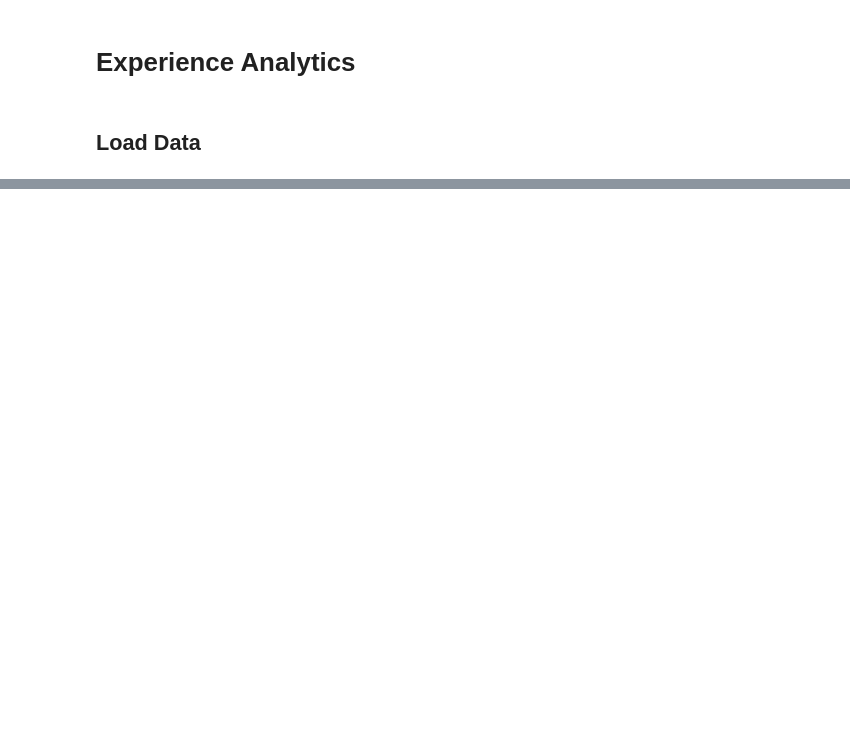
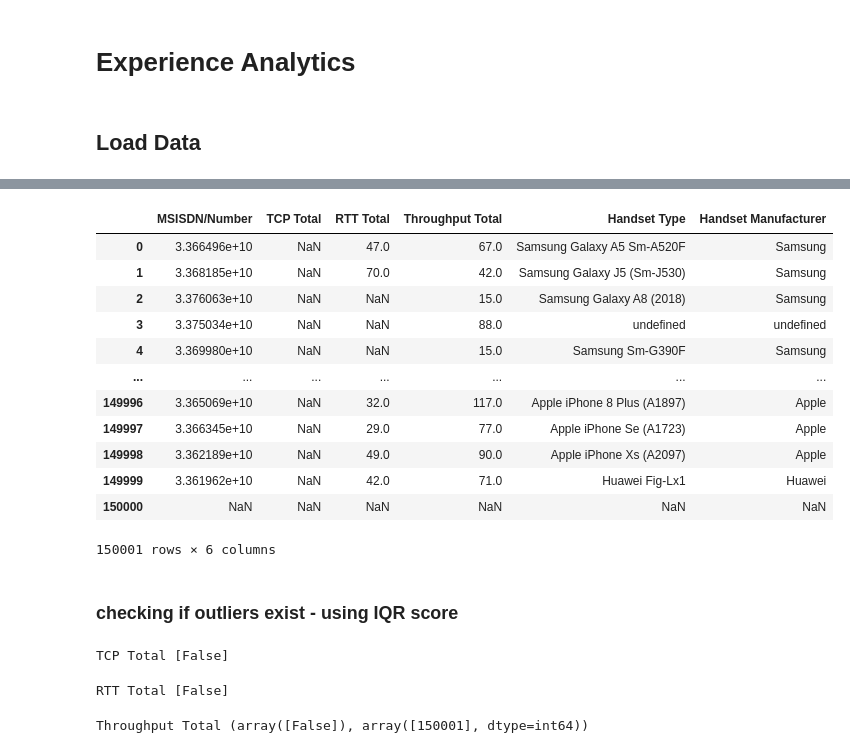
Before and after one commit to akrobi/TellCoAnalysis, a Jupyter notebook: notebooks/Experience Analytics.ipynb, the cells around one changed output, grey strips where cells are left out. Drawn from its saved outputs; the diff is of its cells as text; code cells hidden in the pictures; blank space fills up the shorter version.

```diff
--- a/notebooks/Experience Analytics.ipynb
+++ b/notebooks/Experience Analytics.ipynb
@@ -31,0 +74,57 @@ for dirname, _, filenames in os.walk('../data'):
+# %%
+# creating a new dataframe with the experience metrics
+
+experience_metrics = df[['MSISDN/Number', 'TCP Total', 'RTT Total', 'Throughput Total', 'Handset Type', 'Handset Manufacturer']]
+experience_metrics
+# %% [output]
+|  | MSISDN/Number | TCP Total | RTT Total | Throughput Total | Handset Type | Handset Manufacturer |
+| 0 | 3.366496e+10 | NaN | 47.0 | 67.0 | Samsung Galaxy A5 Sm-A520F | Samsung |
+| 1 | 3.368185e+10 | NaN | 70.0 | 42.0 | Samsung Galaxy J5 (Sm-J530) | Samsung |
+| 2 | 3.376063e+10 | NaN | NaN | 15.0 | Samsung Galaxy A8 (2018) | Samsung |
+| 3 | 3.375034e+10 | NaN | NaN | 88.0 | undefined | undefined |
+| 4 | 3.369980e+10 | NaN | NaN | 15.0 | Samsung Sm-G390F | Samsung |
+| ... | ... | ... | ... | ... | ... | ... |
+| 149996 | 3.365069e+10 | NaN | 32.0 | 117.0 | Apple iPhone 8 Plus (A1897) | Apple |
+| 149997 | 3.366345e+10 | NaN | 29.0 | 77.0 | Apple iPhone Se (A1723) | Apple |
+| 149998 | 3.362189e+10 | NaN | 49.0 | 90.0 | Apple iPhone Xs (A2097) | Apple |
+| 149999 | 3.361962e+10 | NaN | 42.0 | 71.0 | Huawei Fig-Lx1 | Huawei |
+| 150000 | NaN | NaN | NaN | NaN | NaN | NaN |
+150001 rows × 6 columns
+# %% [markdown]
+### checking if outliers exist - using IQR score
+# %%
+# checking outliers for in TCP Total
+
+Q1 = np.percentile(df['TCP Total'], 25, interpolation = 'midpoint')
+Q2 = np.percentile(df['TCP Total'], 50, interpolation = 'midpoint')
+Q3 = np.percentile(df['TCP Total'], 75, interpolation = 'midpoint')
+IQR = stats.iqr(df['TCP Total'], interpolation = 'midpoint')
+o = (df['TCP Total'] < (Q1 - 1.5 * IQR)) | (df['TCP Total'] > (Q3 + 1.5 * IQR))
+m = o.unique()
+print('TCP Total', m)
+# %% [output]
+TCP Total [False]
+# %%
+# checking outliers for in RTT Total
+
+Q1 = np.percentile(df['RTT Total'], 25, interpolation = 'midpoint')
+Q2 = np.percentile(df['RTT Total'], 50, interpolation = 'midpoint')
+Q3 = np.percentile(df['RTT Total'], 75, interpolation = 'midpoint')
+IQR = stats.iqr(df['RTT Total'], interpolation = 'midpoint')
+o = (df['RTT Total'] < (Q1 - 1.5 * IQR)) | (df['RTT Total'] > (Q3 + 1.5 * IQR))
+n = o.unique()
+print('RTT Total', n)
+# %% [output]
+RTT Total [False]
+# %%
+# checking outliers for in Throughput Total
+
+Q1 = np.percentile(df['Throughput Total'], 25, interpolation = 'midpoint')
+Q2 = np.percentile(df['Throughput Total'], 50, interpolation = 'midpoint')
+Q3 = np.percentile(df['Throughput Total'], 75, interpolation = 'midpoint')
+IQR = stats.iqr(df['Throughput Total'], interpolation = 'midpoint')
+o = (df['Throughput Total'] < (Q1 - 1.5 * IQR)) | (df['Throughput Total'] > (Q3 + 1.5 * IQR))
+p = np.unique(o, return_counts=True)
+print('Throughput Total', p)
+# %% [output]
+Throughput Total (array([False]), array([150001], dtype=int64))
```
Also changed, not shown: parts of 28 cells of this notebook.
